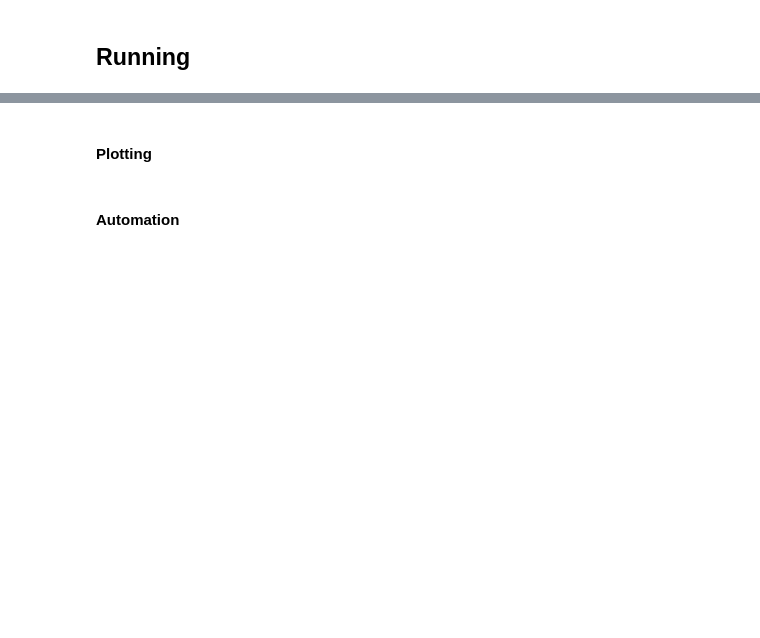
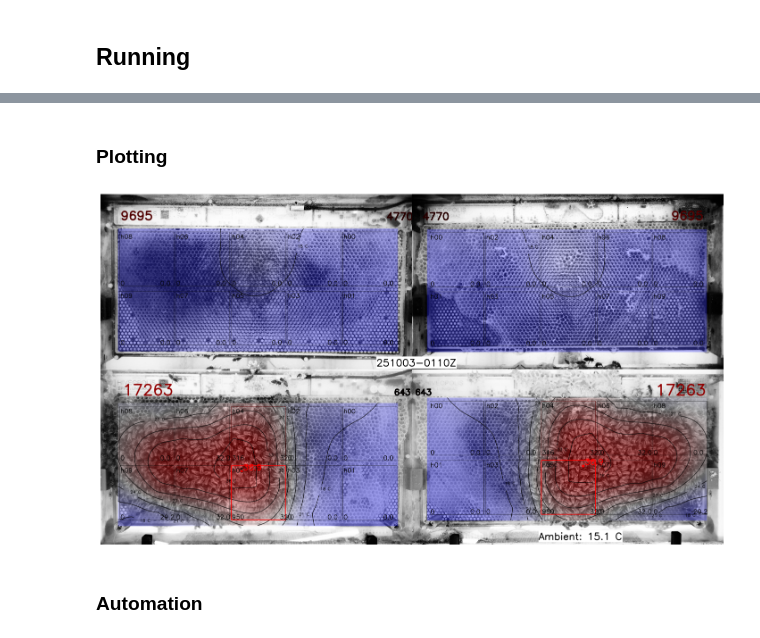
Before and after one commit to epfl-mobots/ABCVisualisation, a Jupyter notebook: generateAnotatedVideo.ipynb, the cells around one changed output, grey strips where cells are left out. Saved outputs shown, nothing was run; the diff lists cells and outputs as text; code cells hidden in the pictures; blank space fills up the shorter version.

Commit message:
fixed contours, refractored functions and now using influx library

```diff
--- a/generateAnotatedVideo.ipynb
+++ b/generateAnotatedVideo.ipynb
@@ -13,14 +37,14 @@ pd.set_option('display.colheader_justify', 'center')  # Align column headers
 ## Configuration
 # %%
 # Path to the folder containing the pictures
-rootpath_imgs = '/Users/cyrilmonette/Library/CloudStorage/SynologyDrive-data/24.11-25.01_metabolism_OH/Images/'                         # For images
-rootpath_data = 'data/2025-01-03_13-06_influxdb_data.csv'  # For CO2, htr and tmp data
+rootpath_imgs = '/Users/cyrilmonette/Library/CloudStorage/SynologyDrive-data/25.07_aSensing_OH/Images/'                         # For images
+rootpath_data = 'data/2025-10-03_10-21_influxdb_data.csv'  # For CO2, htr and tmp data
 hive_nb = "1"
-t_res = "1min" # Image time resolution. Change only if images are not taken every minute. Use frame_drop to keep only some frames, not this.
+t_res = "5min" # Image time resolution. Change only if images are not taken every minute. Use frame_drop to keep only some frames, not this.
 
-first_dt = "241215-120000Z"
-last_dt = "241218-040000Z"
-frame_drop = 10 # We keep 1 frame every frame_drop frames. Put one to keep all frames.
+first_dt = "251002-083000Z"
+last_dt = "251003-100000Z"
+frame_drop = 5 # We keep 1 frame every frame_drop frames. Put one to keep all frames.
 # %% [markdown]
 ## Running
 # %% [markdown]
@@ -36,12 +63,12 @@ imgs_paths = fetchImagesPaths(rootpath_imgs, datetimes, hive_nb)
 # %%
 # We fetch the thermal and other sensory data from the hive, for both RPis.
-rootpath_data = os.path.abspath(rootpath_data) # Absolute path to the data
-all_data = prepareData(rootpath_data)                   # All data in the csv nicely formatted
-hive_data = extractData(all_data, int(hive_nb), datetimes) # Restricted to our time frame and hive
-upper, lower = generateThermalDF(hive_data,datetimes)   # Only tmp data, in a format that can be used by ThermalFrame
+rootpath_data = os.path.abspath(rootpath_data)          # Absolute path to the data
+hive_data = extractData(rootpath_data, int(hive_nb), datetimes, verbose=False) # Restricted to our time frame and hive
+upper, lower = generateThermalDF(hive_data)   # Only tmp data, in a format that can be used by ThermalFrame
+
 # Seek the max and min values of the tmp data, in both upper and lower hives
 max_temp = max(upper.max().max(), lower.max().max())
 min_temp = min(upper.min().min(), lower.min().min())
 print("Max temperature in the selected time range: ", max_temp)
 print("Min temperature in the selected time range: ", min_temp)
-print(upper)
+print(lower.head())
@@ -64,26 +125,27 @@ print(upper_htr)
 # %% [markdown]
-#### Plotting
+### Plotting
 # %%
 vmax = max_temp
 vmin = min_temp
 # For a random time frame, generate the image of the hive and the thermal plot side by side with matplotlib
 # This is just to check that everything is working fine
 plt.figure(figsize=(18, 12))
-frame = 100 # Frame within datetimes
+frame = 40 # Frame within datetimes
 dt = datetimes[frame]
 _imgs_paths = imgs_paths.loc[dt].to_numpy()
-imgs_names = [str(_imgs_paths[i]).split("/")[-1] for i in range(len(_imgs_paths))]
+imgs_names = [str(_imgs_paths[i]).split("/")[-1][:-4] for i in range(len(_imgs_paths))]
 # Read the images using cv2
 current_imgs = [cv2.imread(_imgs_paths[i], cv2.IMREAD_GRAYSCALE) if _imgs_paths[i] is not None else np.zeros((2592,4608), np.uint8) for i in range(len(_imgs_paths))]
-
-hs_1 = Hive(current_imgs,imgs_names,ThermalFrame(upper.loc[dt].to_numpy()),ThermalFrame(lower.loc[dt].to_numpy()),co2_data.loc[dt],upper_htr.loc[dt],lower_htr.loc[dt])
-contours = list(range(6, 32, 2))
-snapshot = hs_1.snapshot(v_max=vmax,v_min=vmin,contours=contours,thermal_transparency=0.35)
+hs_1 = Hive(dt, current_imgs, False, imgs_names,ThermalFrame(upper.loc[dt].to_numpy(dtype="float64")),ThermalFrame(lower.loc[dt].to_numpy()),co2_data.loc[dt],upper_htr.loc[dt],lower_htr.loc[dt])
+contours = list(range(12, 37, 3))
+snapshot = hs_1.snapshot(v_max=vmax,v_min=vmin,contours=contours, annotate_contours = True, annotate_names=False, thermal_transparency=0.35)
 plt.imshow(snapshot,cmap='gray')
 plt.axis('off')
 plt.show()
+# %% [output]
+[figure, added]
 # %% [markdown]
-#### Automation
+### Automation
 # %%
 final_imgs = []
 print("Generating frames...")
```
Also changed, not shown: parts of 9 cells of this notebook, 2 other files.
